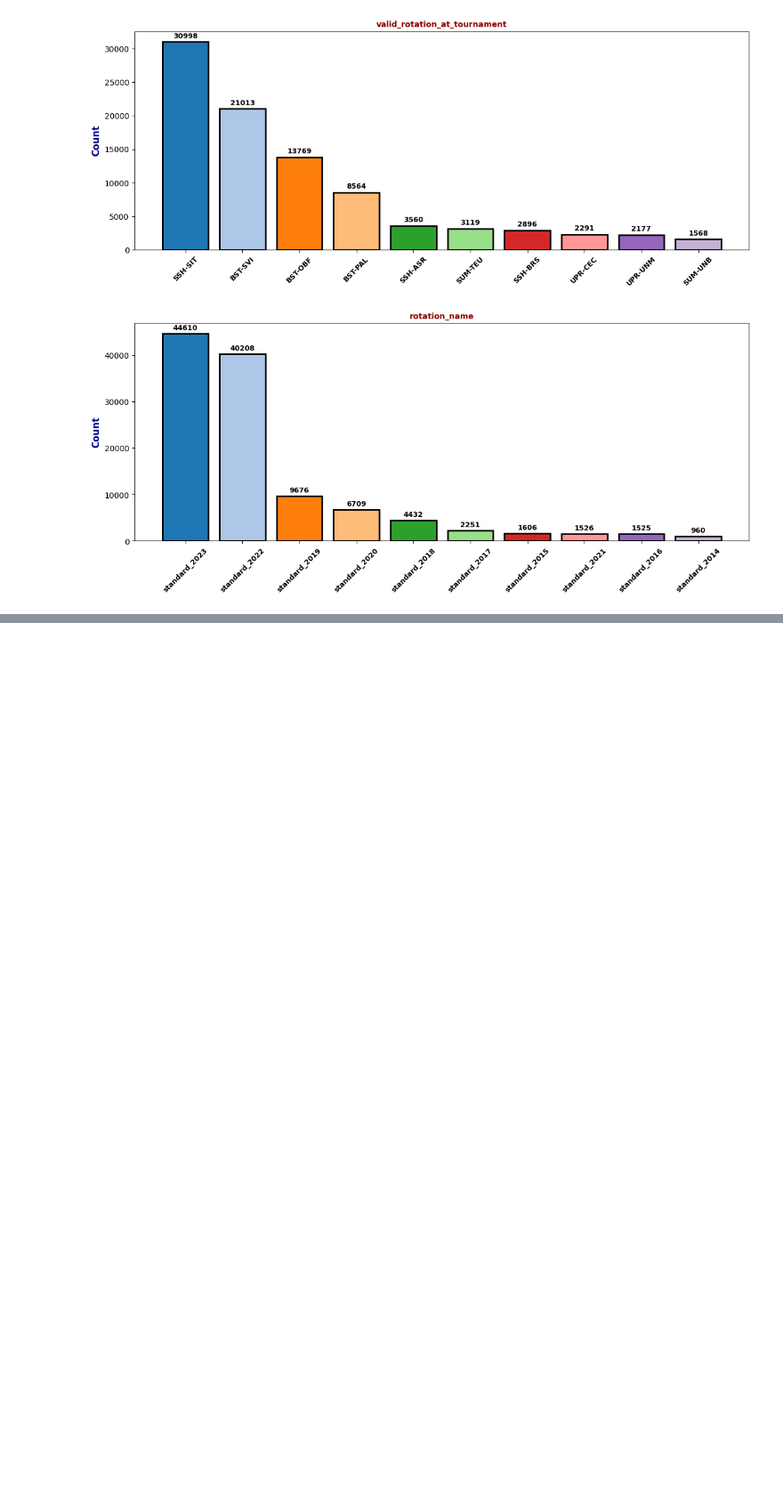
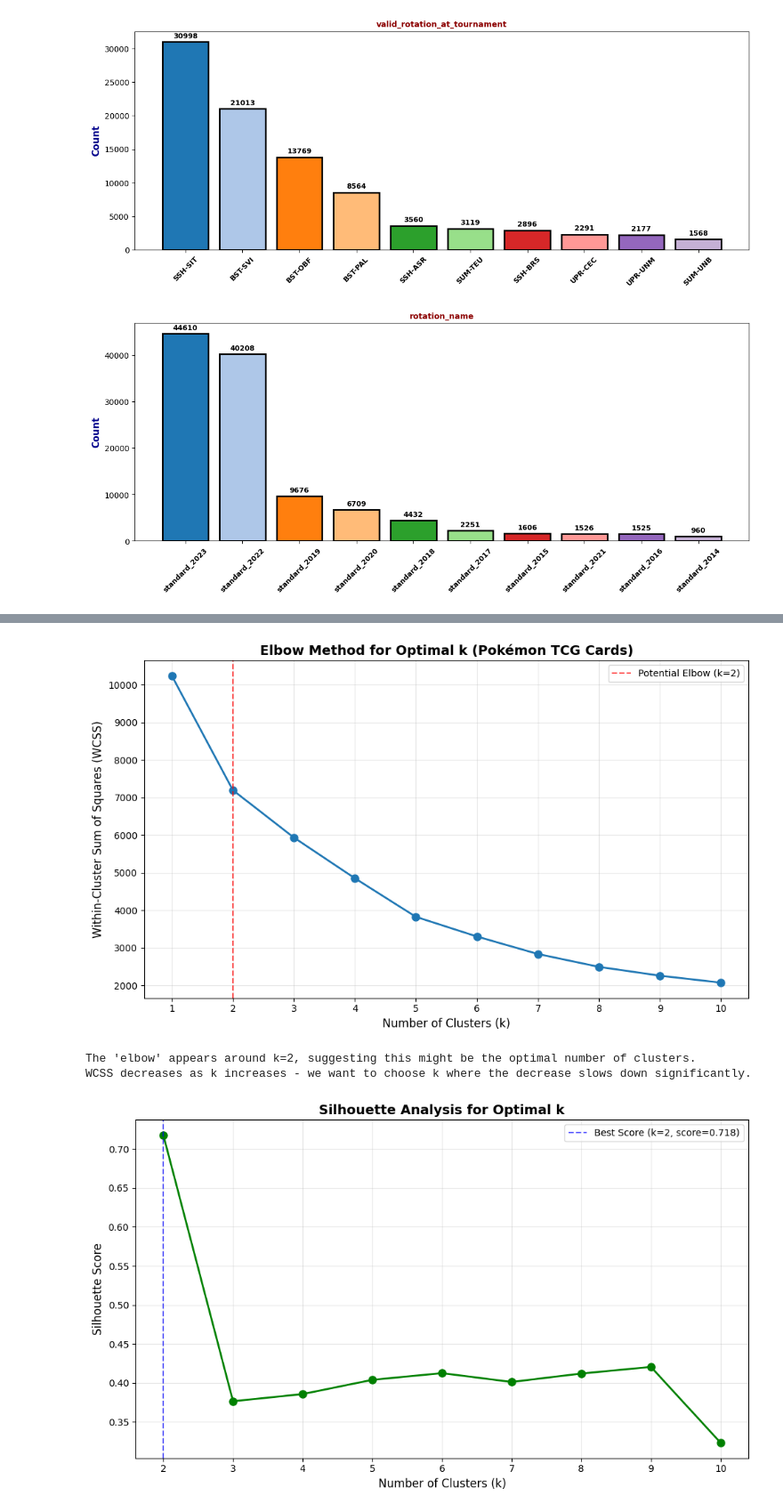
Before and after one commit to Tenderblindboi/final-project-unsupervised-Mathew, a Jupyter notebook: PokemonDataCleaner.ipynb, the cells around one changed output, grey strips where cells are left out. Shown at 89% size. Drawn from its saved outputs; the diff is of its cells as text; code cells hidden in the pictures; blank space fills up the shorter version.

```diff
--- a/PokemonDataCleaner.ipynb
+++ b/PokemonDataCleaner.ipynb
@@ -576,0 +803,77 @@ for i in cols:
+# %%
+# Calculate WCSS for different values of k
+k_range = range(1, 11)
+wcss = []
+
+for k in k_range:
+    kmeans = KMeans(n_clusters=k, random_state=42, n_init=10)
+    kmeans.fit(scaled_features)
+    wcss.append(kmeans.inertia_)
+
+# Plot the elbow curve
+plt.figure(figsize=(10, 6))
+plt.plot(k_range, wcss, marker='o', linewidth=2, markersize=8)
+plt.xlabel('Number of Clusters (k)', fontsize=12)
+plt.ylabel('Within-Cluster Sum of Squares (WCSS)', fontsize=12)
+plt.title('Elbow Method for Optimal k (Pokémon TCG Cards)', fontsize=14, fontweight='bold')
+plt.grid(True, alpha=0.3)
+plt.xticks(k_range)
+
+# Calculate the elbow point using the derivative method
+if len(wcss) > 1:
+    # Calculate the second derivative to find elbow
+    diffs = np.diff(wcss)
+    second_diffs = np.diff(diffs)
+    elbow_k = np.argmax(np.abs(second_diffs)) + 2  # +2 due to indexing
+
+    # Highlight the elbow
+    plt.axvline(x=elbow_k, color='red', linestyle='--', alpha=0.7,
+                label=f'Potential Elbow (k={elbow_k})')
+    plt.legend()
+
+plt.tight_layout()
+plt.show()
+
+print(f"The 'elbow' appears around k={elbow_k}, suggesting this might be the optimal number of clusters.")
+print("WCSS decreases as k increases - we want to choose k where the decrease slows down significantly.")
+
+# Also calculate silhouette scores for a more rigorous analysis
+from sklearn.metrics import silhouette_score
+
+silhouette_scores = []
+k_range_silhouette = range(2, 11)  # Silhouette requires at least 2 clusters
+
+for k in k_range_silhouette:
+    kmeans = KMeans(n_clusters=k, random_state=42, n_init=10)
+    cluster_labels = kmeans.fit_predict(scaled_features)
+    silhouette_avg = silhouette_score(scaled_features, cluster_labels)
+    silhouette_scores.append(silhouette_avg)
+
+# Plot silhouette scores
+plt.figure(figsize=(10, 6))
+plt.plot(k_range_silhouette, silhouette_scores, marker='o', linewidth=2, markersize=8, color='green')
+plt.xlabel('Number of Clusters (k)', fontsize=12)
+plt.ylabel('Silhouette Score', fontsize=12)
+plt.title('Silhouette Analysis for Optimal k', fontsize=14, fontweight='bold')
+plt.grid(True, alpha=0.3)
+plt.xticks(k_range_silhouette)
+
+# Highlight the best silhouette score
+best_k = k_range_silhouette[np.argmax(silhouette_scores)]
+best_score = max(silhouette_scores)
+plt.axvline(x=best_k, color='blue', linestyle='--', alpha=0.7,
+            label=f'Best Score (k={best_k}, score={best_score:.3f})')
+plt.legend()
+
+plt.tight_layout()
+plt.show()
+
+print(f"\nBased on silhouette analysis, the optimal k is {best_k} with a score of {best_score:.3f}")
+print("A higher silhouette score indicates better-defined clusters.")
+print(f"Comparing methods: Elbow suggests k={elbow_k}, Silhouette suggests k={best_k}")
+print(f"We'll use k={best_k} for our final clustering since silhouette analysis is more rigorous.")
+# %% [output]
+[figure, added]
+The 'elbow' appears around k=2, suggesting this might be the optimal number of clusters.
+WCSS decreases as k increases - we want to choose k where the decrease slows down significantly.
+[figure, added]
```
Also changed, not shown: parts of 33 cells of this notebook, 4 other files.
